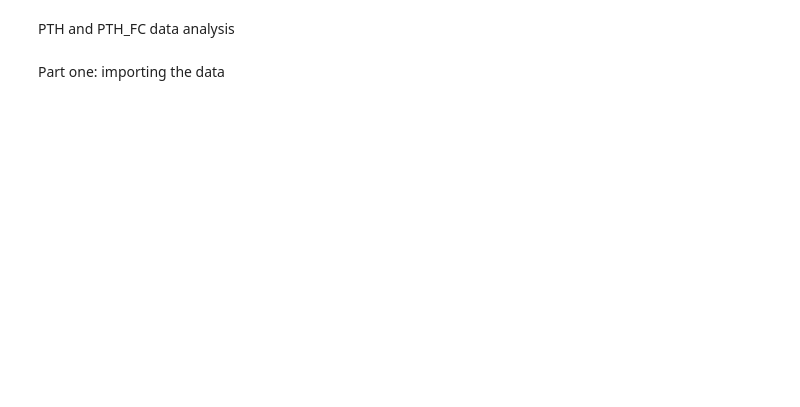
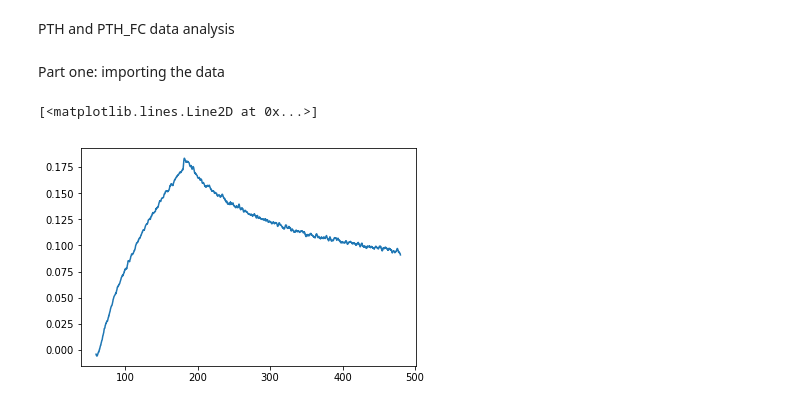
Before and after one commit to DexterAntonio/pthBLI, a Jupyter notebook: processingData.ipynb, the cells around one changed output. Drawn from its saved outputs; the diff is of its cells as text; code cells hidden in the pictures; blank space fills up the shorter version.

```diff
--- a/processingData.ipynb
+++ b/processingData.ipynb
@@ -8,6 +8,38 @@ import csv
 import string
 import numpy as np
 import matplotlib.pyplot as plt #for plotting
+# %%
+fileList = ['C:/Users/dexte/Desktop/pdata/A1.xls', 'C:/Users/dexte/Desktop/pdata/A2.xls', 'C:/Users/dexte/Desktop/pdata/A3.xls', 'C:/Users/dexte/Desktop/pdata/A4.xls', 'C:/Users/dexte/Desktop/pdata/B1.xls', 'C:/Users/dexte/Desktop/pdata/B2.xls', 'C:/Users/dexte/Desktop/pdata/B3.xls', 'C:/Users/dexte/Desktop/pdata/B4.xls', 'C:/Users/dexte/Desktop/pdata/C1.xls', 'C:/Users/dexte/Desktop/pdata/C2.xls', 'C:/Users/dexte/Desktop/pdata/C3.xls', 'C:/Users/dexte/Desktop/pdata/C4.xls', 'C:/Users/dexte/Desktop/pdata/D1.xls', 'C:/Users/dexte/Desktop/pdata/D2.xls', 'C:/Users/dexte/Desktop/pdata/D3.xls', 'C:/Users/dexte/Desktop/pdata/D4.xls', 'C:/Users/dexte/Desktop/pdata/E1.xls', 'C:/Users/dexte/Desktop/pdata/E2.xls', 'C:/Users/dexte/Desktop/pdata/E3.xls', 'C:/Users/dexte/Desktop/pdata/E4.xls', 'C:/Users/dexte/Desktop/pdata/F1.xls', 'C:/Users/dexte/Desktop/pdata/F2.xls', 'C:/Users/dexte/Desktop/pdata/F3.xls', 'C:/Users/dexte/Desktop/pdata/F4.xls', 'C:/Users/dexte/Desktop/pdata/F4.xls', 'C:/Users/dexte/Desktop/pdata/G1.xls', 'C:/Users/dexte/Desktop/pdata/G3.xls', 'C:/Users/dexte/Desktop/pdata/H1.xls', 'C:/Users/dexte/Desktop/pdata/H3.xls']
+
+isFc = [0, 0, 1, 1, 0, 0, 1, 1, 0, 0, 1,0, 0, 0, 1, 1, 0, 0, 1, 1, 0, 0, 1, 1,0, 0, 1,0,1]
+
+t_array = []
+r_array = []
+conc_array = []
+for file in fileList:
+    with open(file,'r') as csvFile:
+        rowNum = 1
+        fReader = csv.reader(csvFile)
+        conc = 0
+        t = []
+        r = []
+        for row in fReader:
+            if(rowNum==2):
+                conc = row[0].split("\t")[1]
+            if(rowNum >= 6):
+                t.append(float(row[0].split("\t")[0]))
+                r.append(float(row[0].split("\t")[1]))
+
+
+            rowNum = rowNum + 1
+    t_array.append(t)
+    r_array.append(r)
+    conc_array.append(conc)
+
+plt.plot(t_array[10],r_array[10],'-')
+# %% [output]
+[<matplotlib.lines.Line2D at 0x...>]
+[figure, added]
 # %%
 plt.figure(1)
 plt.plot(t_array[13],r_array[15],'-')
```
Also changed, not shown: parts of 1 cell of this notebook.
